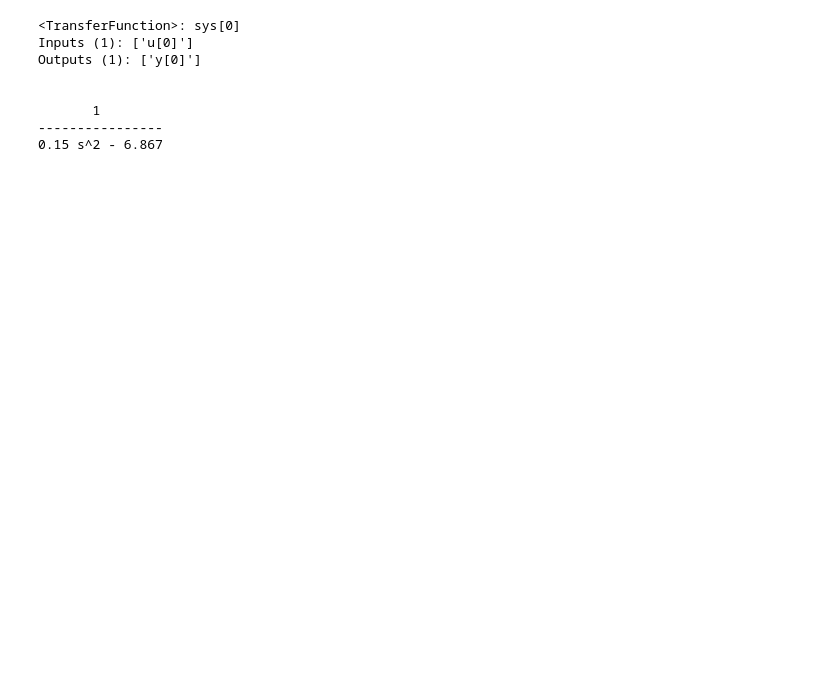
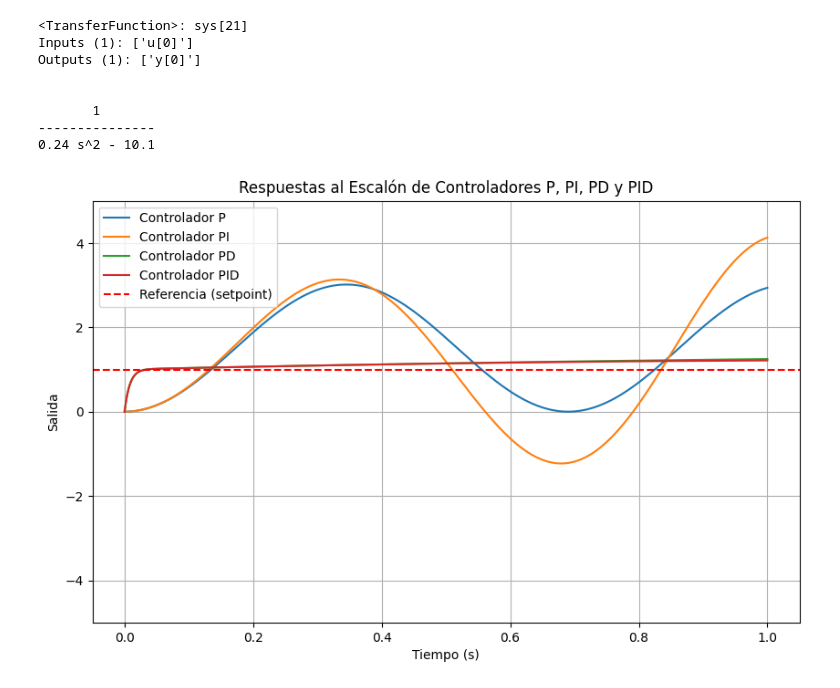
Before and after one commit to fabrizioca2/ACS2024-1_GRUPO_06, a Jupyter notebook: Pregunta2.ipynb, the cells around one changed output. Saved outputs shown, nothing was run; the diff lists cells and outputs as text; code cells hidden in the pictures; blank space fills up the shorter version.

Commit message:
Se pruebas otros valores de parámetros y ganancias

```diff
--- a/Pregunta2.ipynb
+++ b/Pregunta2.ipynb
@@ -25,21 +25,19 @@ Installing collected packages: control
 Successfully installed control-0.10.1
 # %%
 # Parámetros del sistema
-M = 0.5  # Masa del carro (kg)
-m = 0.2  # Masa del péndulo (kg)
-L = 0.3  # Longitud del péndulo (m)
+M = 0.8  # Masa del carro (kg)
+m = 0.23  # Masa del péndulo (kg)
+l = 0.3  # Longitud del péndulo (m)
 g = 9.81 # Aceleración de la gravedad (m/s²)
 # %%
 # Definir las ganancias
-Kp = 80  # Ganancia proporcional
-Ki = 80 # Ganancia integral
-Kd = 3 # Ganancia derivativa
+Kp = 30  # Ganancia proporcional
+Ki = 30 # Ganancia integral
+Kd = 30 # Ganancia derivativa
 # %%
 # Sistema G(s)
 numerador_G = [1]
-denominador_G = [M*L, 0, -(M+m)*g]
-#numerador_G = [1/(M*l)]
-#denominador_G = [1, 0, -(M+m)*g/(M*l)]
+denominador_G = [(M*l), 0, -(M+m)*g]
 G = ctrl.TransferFunction(numerador_G, denominador_G)
 print(G)
 # Controladores P, PI, PD, PID
@@ -48,14 +46,14 @@ C_PI = ctrl.TransferFunction([Kp, Ki], [1, 0])
 C_PD = ctrl.TransferFunction([Kd, Kp], [1])
 C_PID = ctrl.TransferFunction([Kd, Kp, Ki], [1, 0])
 # %% [output]
-<TransferFunction>: sys[0]
+<TransferFunction>: sys[21]
 Inputs (1): ['u[0]']
 Outputs (1): ['y[0]']
 
 
        1
-----------------
-0.15 s^2 - 6.867
+---------------
+0.24 s^2 - 10.1
 # %%
 # Lazo cerrado
 T_P = ctrl.feedback(G * C_P)
@@ -65,3 +63,26 @@ T_PID = ctrl.feedback(G * C_PID)
 # %%
 # Tiempo de simulación
 t = np.linspace(0, 1, 1000)
+# %%
+# Respuestas al escalón
+time_P, yout_P = ctrl.step_response(T_P, t)
+time_PI, yout_PI = ctrl.step_response(T_PI, t)
+time_PD, yout_PD = ctrl.step_response(T_PD, t)
+time_PID, yout_PID = ctrl.step_response(T_PID, t)
+# %%
+# Graficar las respuestas
+plt.figure(figsize=(10, 6))
+plt.plot(time_P, yout_P, label="Controlador P")
+plt.plot(time_PI, yout_PI, label="Controlador PI")
+plt.plot(time_PD, yout_PD, label="Controlador PD")
+plt.plot(time_PID, yout_PID, label="Controlador PID")
+plt.title("Respuestas al Escalón de Controladores P, PI, PD y PID")
+plt.xlabel("Tiempo (s)")
+plt.ylabel("Salida")
+plt.axhline(y=1, color='r', linestyle='--', label="Referencia (setpoint)")
+plt.legend()
+plt.grid(True)
+plt.ylim(-5, 5)
+plt.show()
+# %% [output]
+[figure, added]
```
Also changed, not shown: parts of 1 cell of this notebook.
